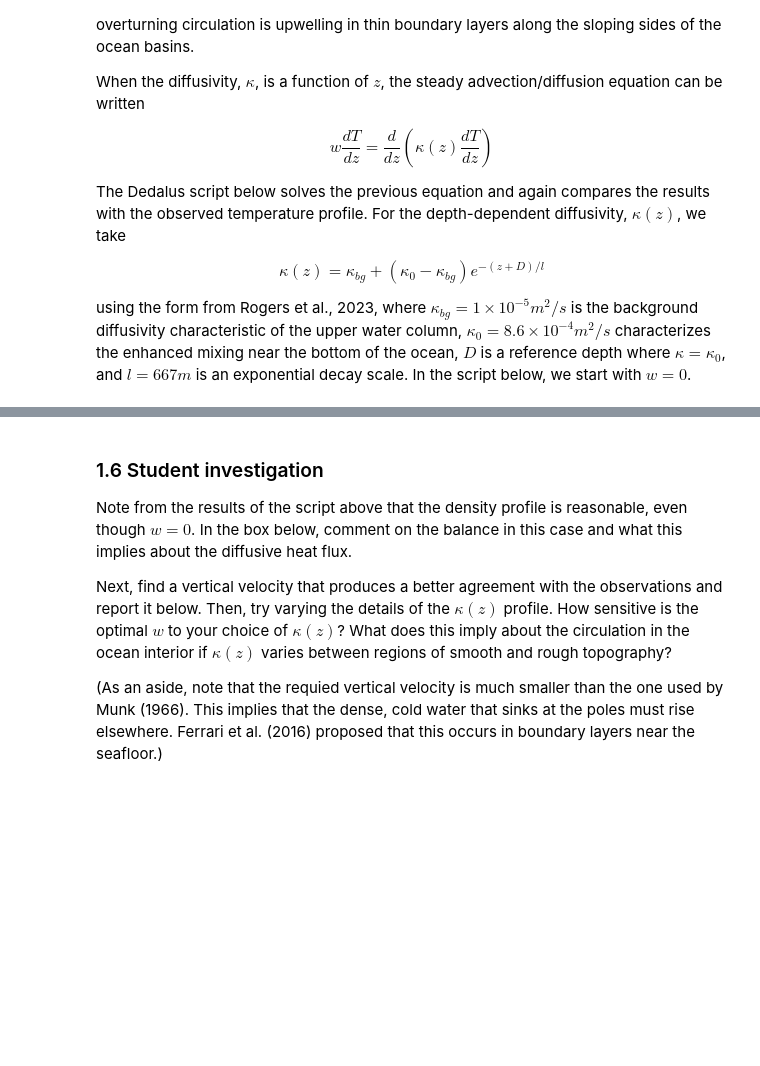
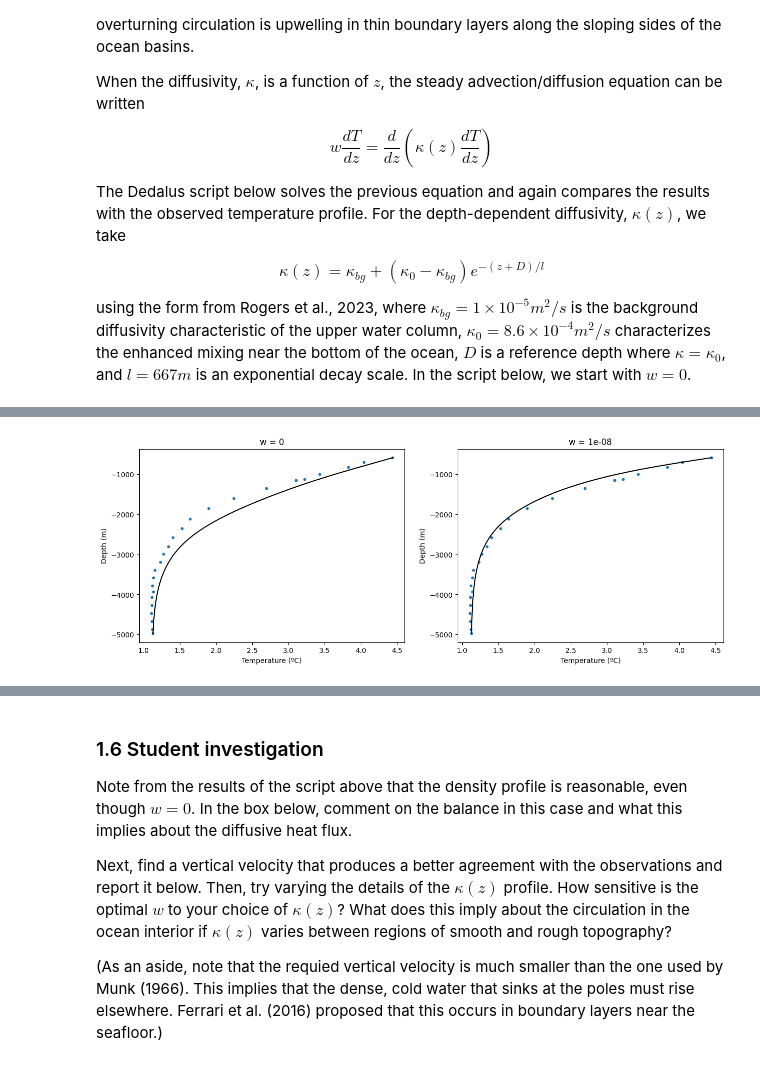
Before and after one commit to isabelgilchristmiller/QCES, a Jupyter notebook: Project2_transport.ipynb, the cells around one changed output, grey strips where cells are left out. Drawn from its saved outputs; the diff is of its cells as text; code cells hidden in the pictures; blank space fills up the shorter version.

```diff
--- a/Project2_transport.ipynb
+++ b/Project2_transport.ipynb
@@ -174,10 +214,7 @@ $$ \kappa(z)=\kappa_{bg} + (\kappa_0-\kappa_{bg})e^{-(z+D)/l} $$
 
 using the form from Rogers et al., 2023, where $\kappa_{bg}=1\times 10^{-5} m^2/s$ is the background diffusivity characteristic of the upper water column, $\kappa_0=8.6\times 10^{-4} m^2/s$ characterizes the enhanced mixing near the bottom of the ocean, $D$ is a reference depth where $\kappa=\kappa_0$, and $l=667m$ is an exponential decay scale. In the script below, we start with $w=0$.
 # %%
-"""
-Dedalus script to solve the steady advection/diffusion equation
-with a spatially-variable diffusivity
-"""
+""" Dedalus script to solve the steady advection/diffusion equation with a spatially-variable diffusivity """
 
 import numpy as np
 import matplotlib.pyplot as plt
@@ -194,46 +231,54 @@ T_bottom = CTD_T[0]
 Nz = 1000
 
 # Set the vertical velocity
-w = 0 # m/s
+w_values = {0, 1e-8} # m/s
 
-# Bases
-zcoord = d3.Coordinate('z')
-dist = d3.Distributor(zcoord, dtype=np.float64)
-zbasis = d3.Chebyshev(zcoord, size=Nz, bounds=(z_bottom, z_surface))
-z = dist.local_grid(zbasis)
+fig, ax = plt.subplots(1,2,figsize=(15,5))
 
-# Fields
-T = dist.Field(name='T', bases=zbasis)
-kappa = dist.Field(name='kappa', bases=zbasis)
-# Set the diffusivity
-# Below is the diffusivity profile from Rogers et al., 2023
-kappa['g']=1e-5 + (8.6e-4-1e-5)*np.exp((-5e3-z)/667) # m^2/s
+for i,w in enumerate(w_values):
+  # Bases
+  zcoord = d3.Coordinate('z')
+  dist = d3.Distributor(zcoord, dtype=np.float64)
+  zbasis = d3.Chebyshev(zcoord, size=Nz, bounds=(z_bottom, z_surface))
+  z = dist.local_grid(zbasis)
 
-# Add two tau variables to allow us to apply two boundary conditions
-tau_1 = dist.Field(name='tau_1')
-tau_2 = dist.Field(name='tau_2')
-lift_basis = zbasis.derivative_basis(1)
-lift = lambda A: d3.Lift(A, lift_basis, -1)
+  # Fields
+  T = dist.Field(name='T', bases=zbasis)
+  kappa = dist.Field(name='kappa', bases=zbasis)
+  # Set the diffusivity
+  # Below is the diffusivity profile from Rogers et al., 2023
+  kappa['g']=1e-5 + (8.6e-4-1e-5)*np.exp((-5e3-z)/667) # m^2/s
 
-# Substitutions
-dz = lambda A: d3.Differentiate(A, zcoord)
-Tz = dz(T) + lift(tau_1)
-Tzz = dz(Tz) + lift(tau_2)
+  # Add two tau variables to allow us to apply two boundary conditions
+  tau_1 = dist.Field(name='tau_1')
+  tau_2 = dist.Field(name='tau_2')
+  lift_basis = zbasis.derivative_basis(1)
+  lift = lambda A: d3.Lift(A, lift_basis, -1)
 
-# Problem
-problem = d3.LBVP([T, tau_1, tau_2], namespace=locals())
-problem.add_equation("w*Tz - dz(kappa*Tz) + lift(tau_2) = 0")
-problem.add_equation("T(z=z_surface) = T_surface")
-problem.add_equation("T(z=z_bottom) = T_bottom")
+  # Substitutions
+  dz = lambda A: d3.Differentiate(A, zcoord)
+  Tz = dz(T) + lift(tau_1)
+  Tzz = dz(Tz) + lift(tau_2)
 
-# Solver
-solver = problem.build_solver()
-solver.solve()
+  # Problem
+  problem = d3.LBVP([T, tau_1, tau_2], namespace=locals())
+  problem.add_equation("w*Tz - dz(kappa*Tz) + lift(tau_2) = 0")
+  problem.add_equation("T(z=z_surface) = T_surface")
+  problem.add_equation("T(z=z_bottom) = T_bottom")
 
-# Plot
-plt.figure(figsize=(6, 4))
-Tg=T['g']
-plt.scatter(CTD_T,CTD_z,s=10)
-plt.plot(Tg,z,'k')
-plt.xlabel('Temperature (ºC)')
-plt.ylabel('Depth (m)')
+  # Solver
+  solver = problem.build_solver()
+  solver.solve()
+
+  # Plot
+  plt.figure(figsize=(6, 4))
+  Tg=T['g']
+  ax[i].scatter(CTD_T,CTD_z,s=10)
+  ax[i].plot(Tg,z,'k')
+  ax[i].set_xlabel('Temperature (ºC)')
+  ax[i].set_ylabel('Depth (m)')
+  ax[i].set_title(f'w = {w}')
+
+plt.tight_layout()
+plt.show()
+# %% [output]
@@ -239,0 +289 @@ plt.ylabel('Depth (m)')
+[figure, added]
```
Also changed, not shown: parts of 12 cells of this notebook.
